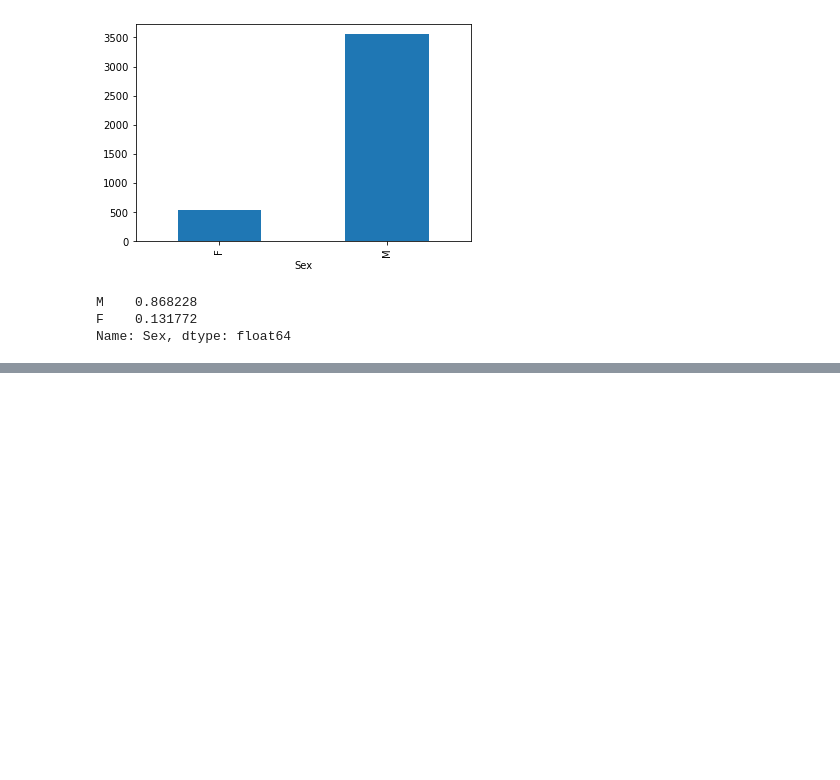
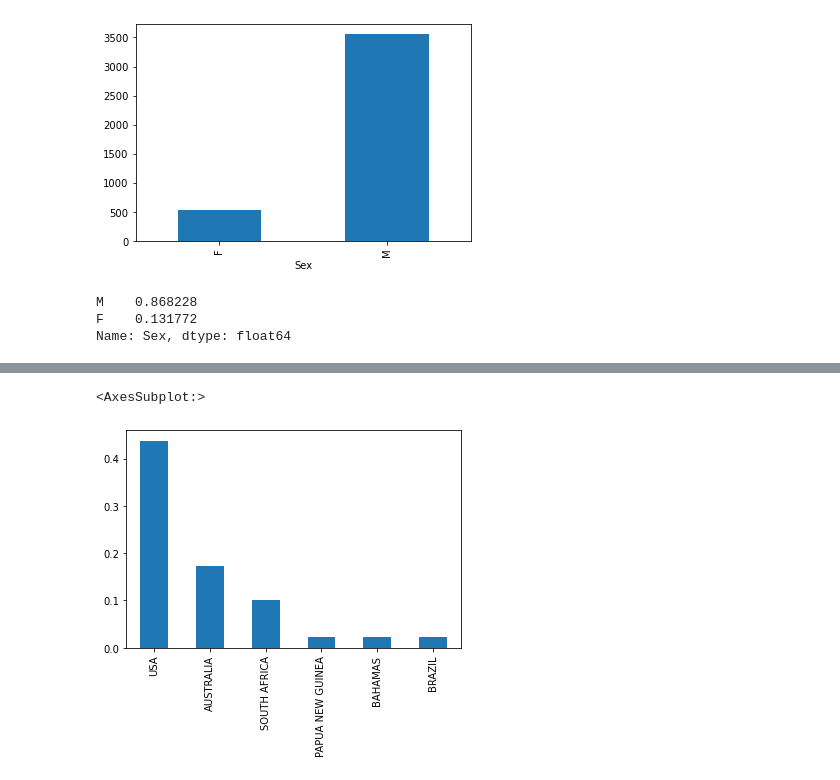
Before and after one commit to LYGuenka/AtaqueTubarao, a Jupyter notebook: AtaqueTubarao (Projeto 1).ipynb, the cells around one changed output, grey strips where cells are left out. Saved outputs shown, nothing was run; the diff lists cells and outputs as text; code cells hidden in the pictures; blank space fills up the shorter version.

```diff
--- a/AtaqueTubarao (Projeto 1).ipynb
+++ b/AtaqueTubarao (Projeto 1).ipynb
@@ -306,5 +324,12 @@ PAPUA NEW GUINEA    0.023495
 BRAZIL              0.022516
 Name: Country, dtype: float64
+# %%
+x = DFTubarao['Country'].value_counts(normalize=True).head(6)
+# %%
+x.plot(kind = 'bar')
+# %% [output]
+<AxesSubplot:>
+[figure, added]
 # %%
 DFTubarao['Activity'] = DFTubarao['Activity'].apply(lambda x : re.sub('.*[Ss]urfing.*', 'Surfing',x) if isinstance(x,str) else np.nan)
 # %%
```
Also changed, not shown: parts of 17 cells of this notebook, 1 other file.
